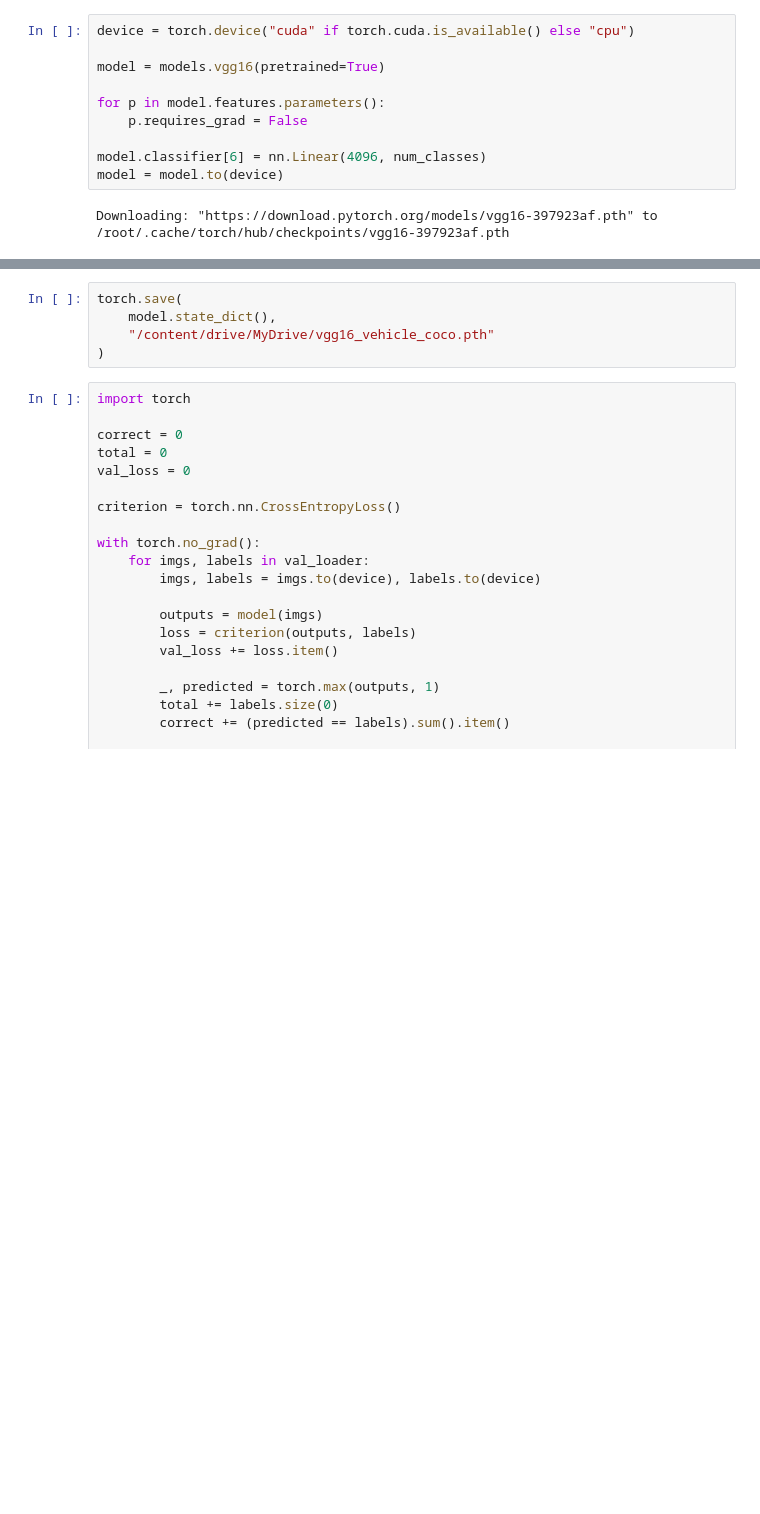
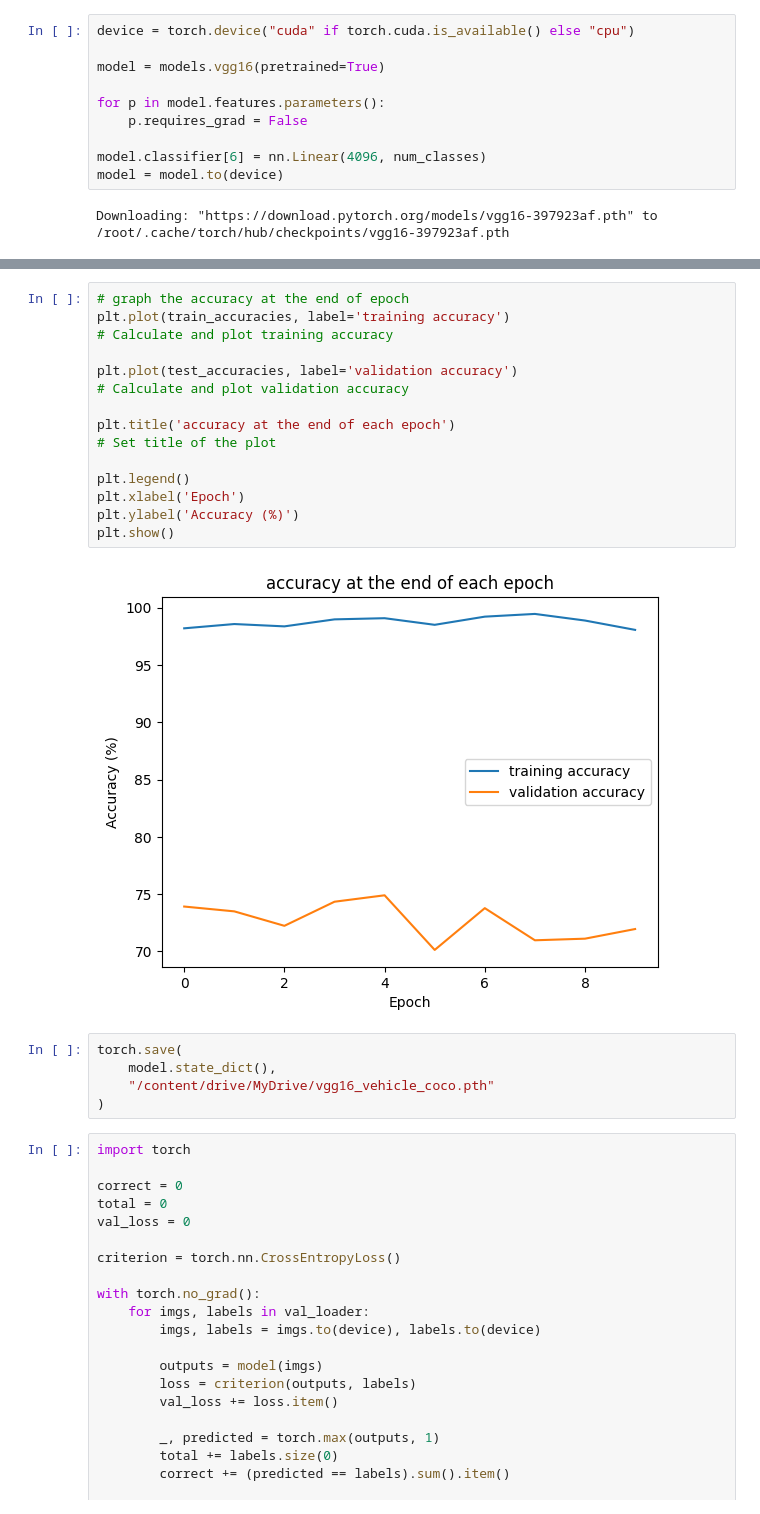
Before and after one commit to huynhminhtuan3006-sketch/VGG16, a Jupyter notebook: VGG16.ipynb, the cells around one changed output, grey strips where cells are left out. Saved outputs shown, nothing was run; the diff lists cells and outputs as text; blank space fills up the shorter version.

```diff
--- a/VGG16.ipynb
+++ b/VGG16.ipynb
@@ -201,3 +265,20 @@ training took: 1.95 minutes!
+# %%
+# graph the accuracy at the end of epoch
+plt.plot(train_accuracies, label='training accuracy')
+# Calculate and plot training accuracy
+
+plt.plot(test_accuracies, label='validation accuracy')
+# Calculate and plot validation accuracy
+
+plt.title('accuracy at the end of each epoch')
+# Set title of the plot
+
+plt.legend()
+plt.xlabel('Epoch')
+plt.ylabel('Accuracy (%)')
+plt.show()
+# %% [output]
+[figure, added]
 # %%
 torch.save(
     model.state_dict(),
```
Also changed, not shown: parts of 4 cells of this notebook.
